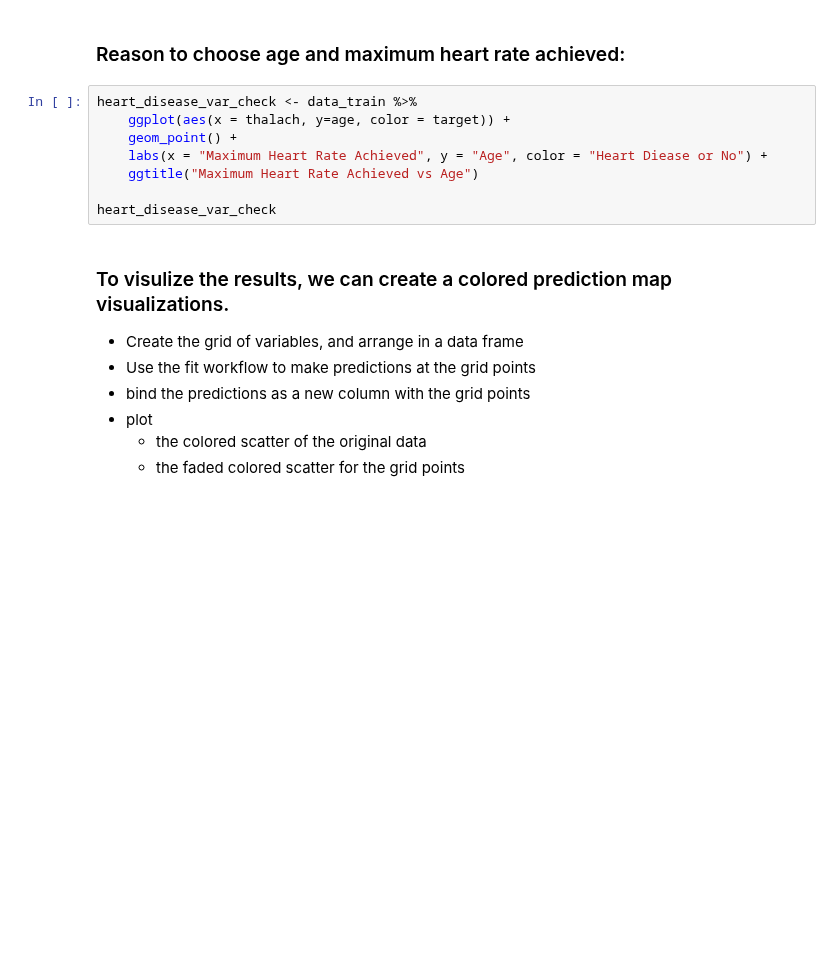
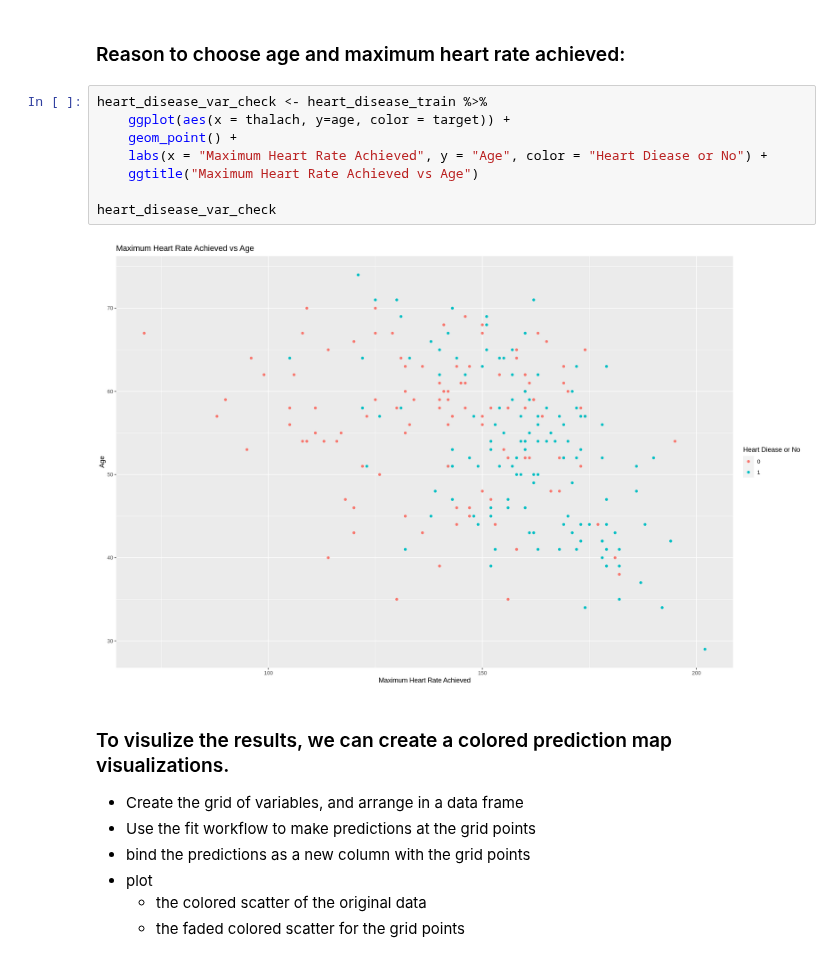
Before and after one commit to sadia-kd/DSCI-Project, a Jupyter notebook: Proposal.ipynb, the cells around one changed output. Drawn from its saved outputs; the diff is of its cells as text; blank space fills up the shorter version.

```diff
--- a/Proposal.ipynb
+++ b/Proposal.ipynb
@@ -234,13 +200,15 @@ plots
 # %% [markdown]
 ### Reason to choose age and maximum heart rate achieved:
 # %%
-heart_disease_var_check <- data_train %>%
+heart_disease_var_check <- heart_disease_train %>%
     ggplot(aes(x = thalach, y=age, color = target)) +
     geom_point() +
     labs(x = "Maximum Heart Rate Achieved", y = "Age", color = "Heart Diease or No") +
     ggtitle("Maximum Heart Rate Achieved vs Age")
 
 heart_disease_var_check
+# %% [output]
+[figure, added]
 # %% [markdown]
 ### To visulize the results, we can create a colored prediction map visualizations.
    - Create the grid of variables, and arrange in a data frame
```
Also changed, not shown: parts of 6 cells of this notebook.
